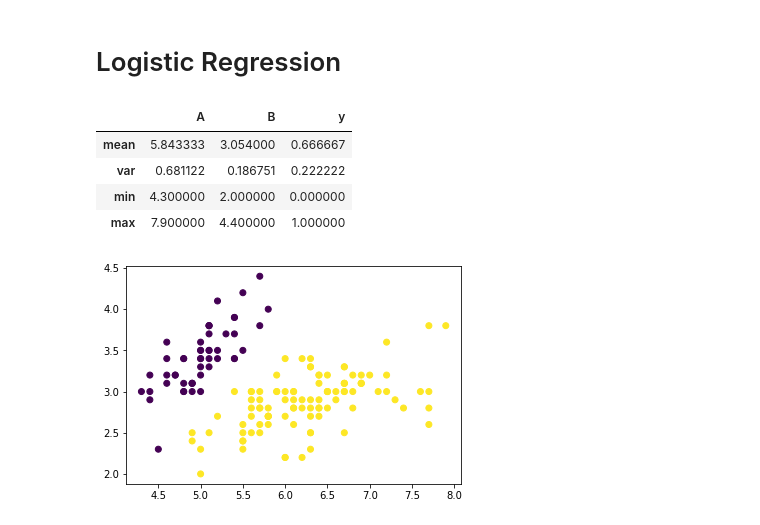
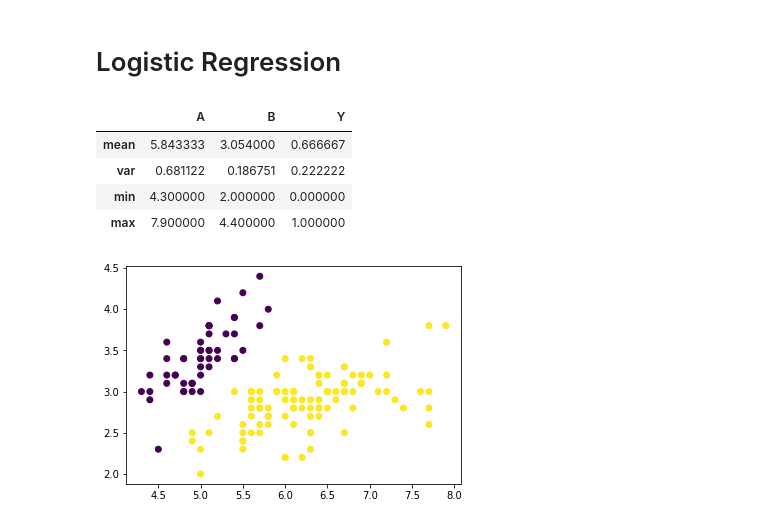
Before and after one commit to ozefreitas/Sistemas_Inteligentes, a Jupyter notebook: scripts/eval2.ipynb, the cells around one changed output. Drawn from its saved outputs; the diff is of its cells as text; code cells hidden in the pictures.

```diff
--- a/scripts/eval2.ipynb
+++ b/scripts/eval2.ipynb
@@ -99,12 +104,12 @@ import pandas as pd
 # %%
 filename = os.path.join(DIR, 'datasets/iris.data')
 df = pd.read_csv(filename)
 iris = Dataset.from_dataframe(df,ylabel="class")
-y = [int(x != 'Iris-setosa') for x in iris.y]
+y = [int(x != 'Iris-setosa') for x in iris.Y]
 dataset = Dataset(iris.X[:,:2],np.array(y))
 summary(dataset)
 # %% [output]
-|  | A | B | y |
+|  | A | B | Y |
 | mean | 5.843333 | 3.054000 | 0.666667 |
 | var | 0.681122 | 0.186751 | 0.222222 |
 | min | 4.300000 | 2.000000 | 0.000000 |
```
Also changed, not shown: parts of 7 cells of this notebook, 7 other files.
